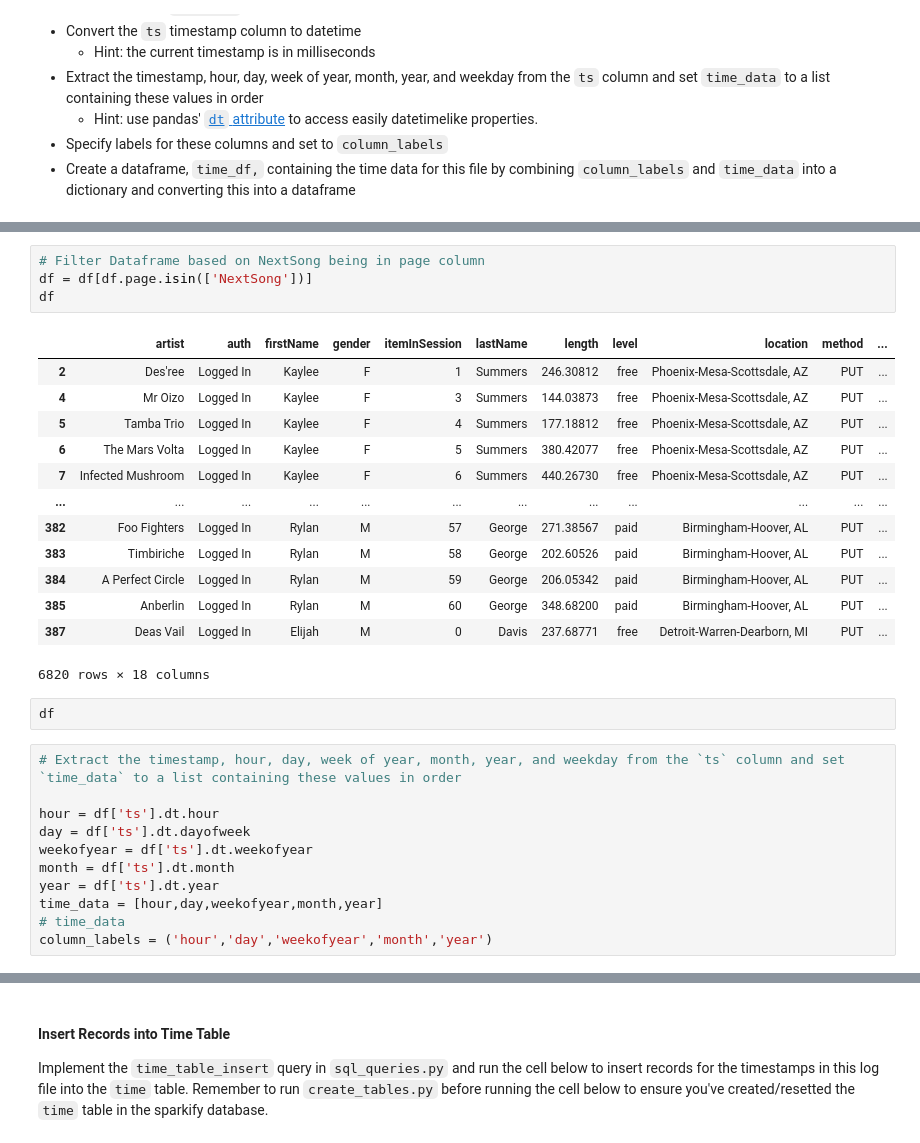
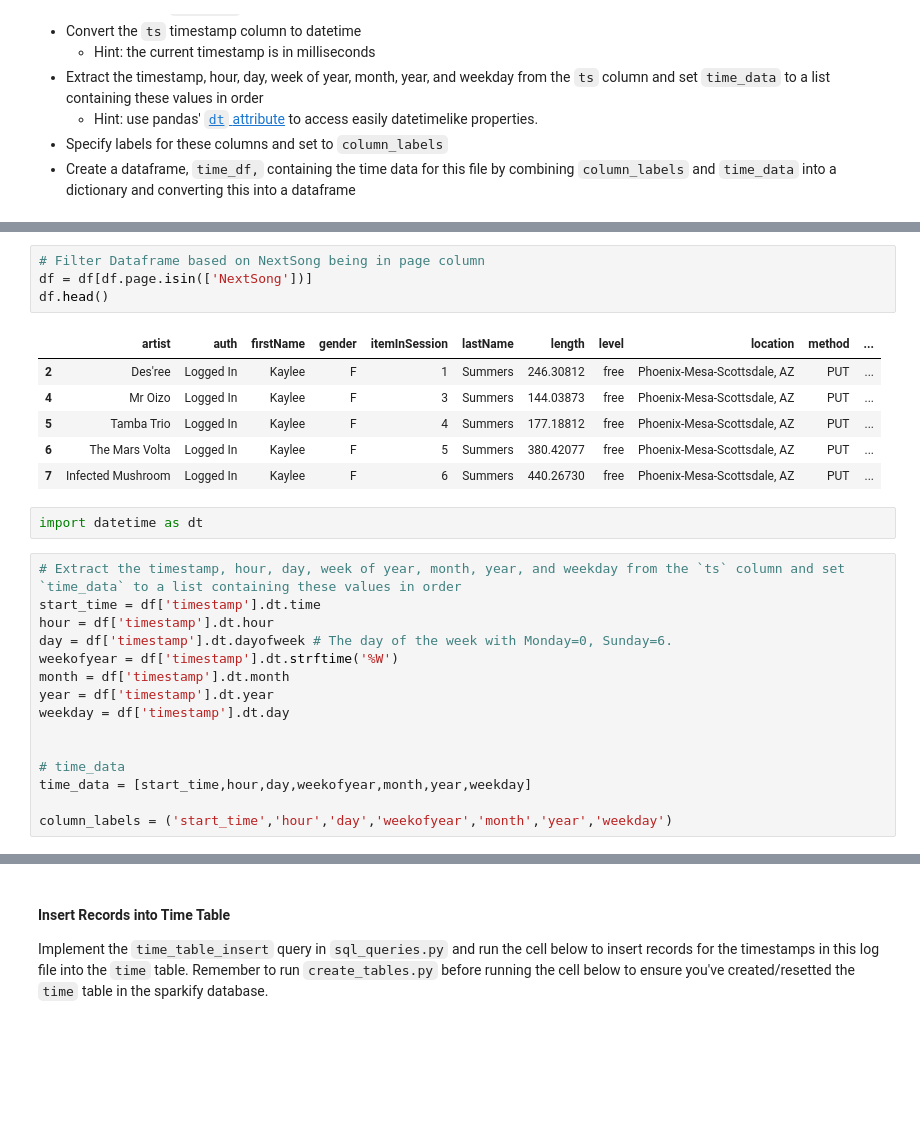
Before and after one commit to techmitchh/POSTGRES_DATAMODELING, a Jupyter notebook: etl.ipynb, the cells around one changed output, grey strips where cells are left out. Saved outputs shown, nothing was run; the diff lists cells and outputs as text; blank space fills up the shorter version.

```diff
--- a/etl.ipynb
+++ b/etl.ipynb
@@ -250,34 +201,31 @@ df
 # %%
 # Filter Dataframe based on NextSong being in page column
 df = df[df.page.isin(['NextSong'])]
-df
+df.head()
 # %% [output]
 |  | artist | auth | firstName | gender | itemInSession | lastName | length | level | location | method | ... |
 | 2 | Des'ree | Logged In | Kaylee | F | 1 | Summers | 246.30812 | free | Phoenix-Mesa-Scottsdale, AZ | PUT | ... |
 | 4 | Mr Oizo | Logged In | Kaylee | F | 3 | Summers | 144.03873 | free | Phoenix-Mesa-Scottsdale, AZ | PUT | ... |
 | 5 | Tamba Trio | Logged In | Kaylee | F | 4 | Summers | 177.18812 | free | Phoenix-Mesa-Scottsdale, AZ | PUT | ... |
 | 6 | The Mars Volta | Logged In | Kaylee | F | 5 | Summers | 380.42077 | free | Phoenix-Mesa-Scottsdale, AZ | PUT | ... |
 | 7 | Infected Mushroom | Logged In | Kaylee | F | 6 | Summers | 440.26730 | free | Phoenix-Mesa-Scottsdale, AZ | PUT | ... |
-| ... | ... | ... | ... | ... | ... | ... | ... | ... | ... | ... | ... |
-| 382 | Foo Fighters | Logged In | Rylan | M | 57 | George | 271.38567 | paid | Birmingham-Hoover, AL | PUT | ... |
-| 383 | Timbiriche | Logged In | Rylan | M | 58 | George | 202.60526 | paid | Birmingham-Hoover, AL | PUT | ... |
-| 384 | A Perfect Circle | Logged In | Rylan | M | 59 | George | 206.05342 | paid | Birmingham-Hoover, AL | PUT | ... |
-| 385 | Anberlin | Logged In | Rylan | M | 60 | George | 348.68200 | paid | Birmingham-Hoover, AL | PUT | ... |
-| 387 | Deas Vail | Logged In | Elijah | M | 0 | Davis | 237.68771 | free | Detroit-Warren-Dearborn, MI | PUT | ... |
-6820 rows × 18 columns
-# %%
-df
+# %%
+import datetime as dt
 # %%
 # Extract the timestamp, hour, day, week of year, month, year, and weekday from the `ts` column and set `time_data` to a list containing these values in order
+start_time = df['timestamp'].dt.time
+hour = df['timestamp'].dt.hour
+day = df['timestamp'].dt.dayofweek # The day of the week with Monday=0, Sunday=6.
+weekofyear = df['timestamp'].dt.strftime('%W')
+month = df['timestamp'].dt.month
+year = df['timestamp'].dt.year
+weekday = df['timestamp'].dt.day
 
-hour = df['ts'].dt.hour
-day = df['ts'].dt.dayofweek
-weekofyear = df['ts'].dt.weekofyear
-month = df['ts'].dt.month
-year = df['ts'].dt.year
-time_data = [hour,day,weekofyear,month,year]
+
 # time_data
-column_labels = ('hour','day','weekofyear','month','year')
+time_data = [start_time,hour,day,weekofyear,month,year,weekday]
+
+column_labels = ('start_time','hour','day','weekofyear','month','year','weekday')
 # %%
 column_data = {column_labels[0]: pd.Series(time_data[0]),
                 column_labels[1]: pd.Series(time_data[1]),
```
Also changed, not shown: parts of 11 cells of this notebook.
